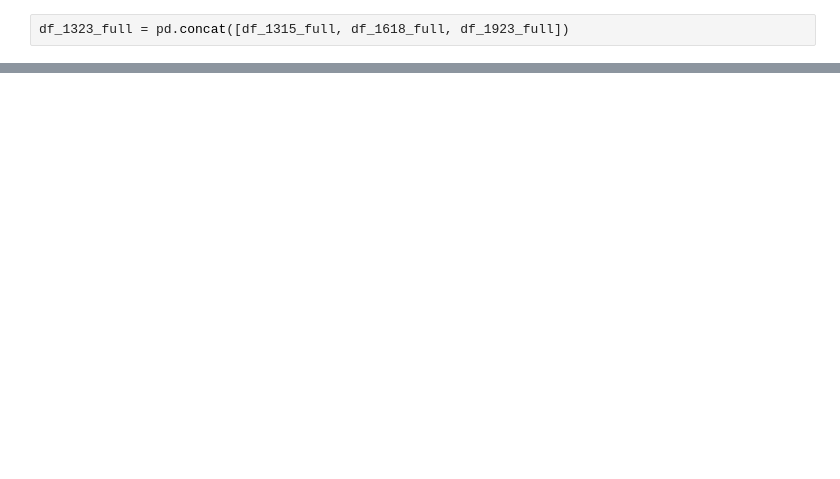
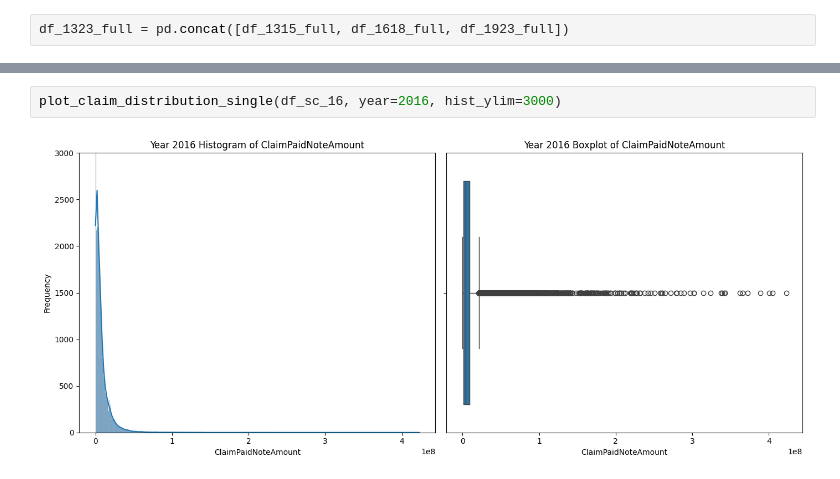
Before and after one commit to aymanrafif/health-ds-code-docs, a Jupyter notebook: concat and check distribution.ipynb, the cells around one changed output, grey strips where cells are left out. Drawn from its saved outputs; the diff is of its cells as text; blank space fills up the shorter version.

```diff
--- a/concat and check distribution.ipynb
+++ b/concat and check distribution.ipynb
@@ -215,0 +378,4 @@ df_1323_full.shape
+# %%
+plot_claim_distribution_single(df_sc_16, year=2016, hist_ylim=3000)
+# %% [output]
+[figure, added]
```
Also changed, not shown: parts of 29 cells of this notebook.
